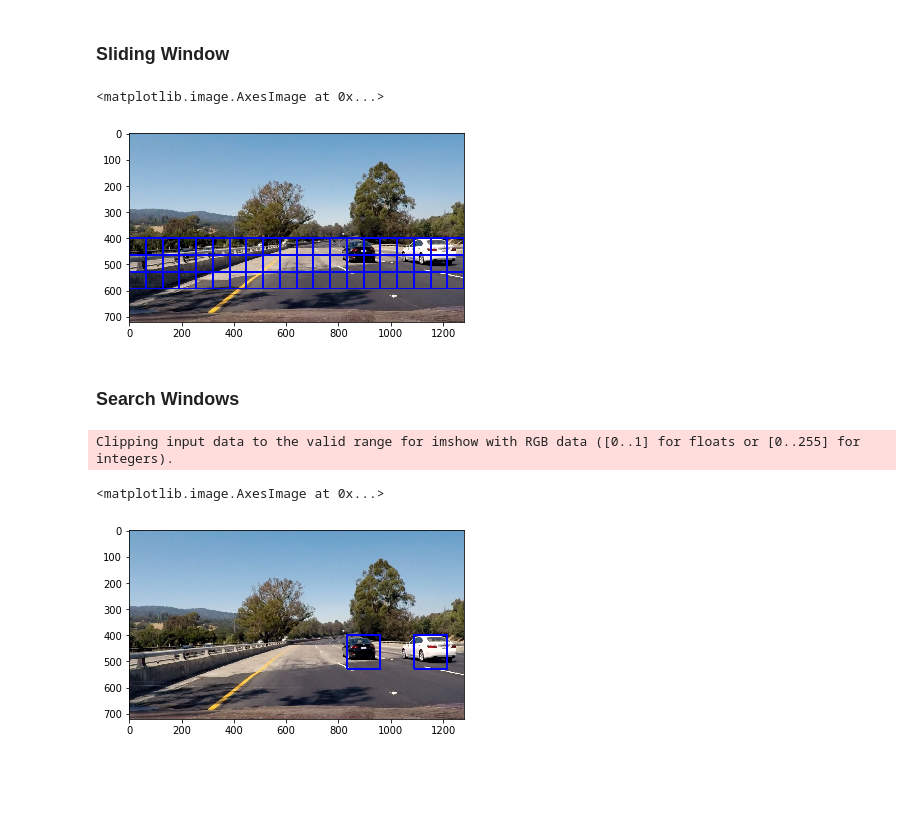
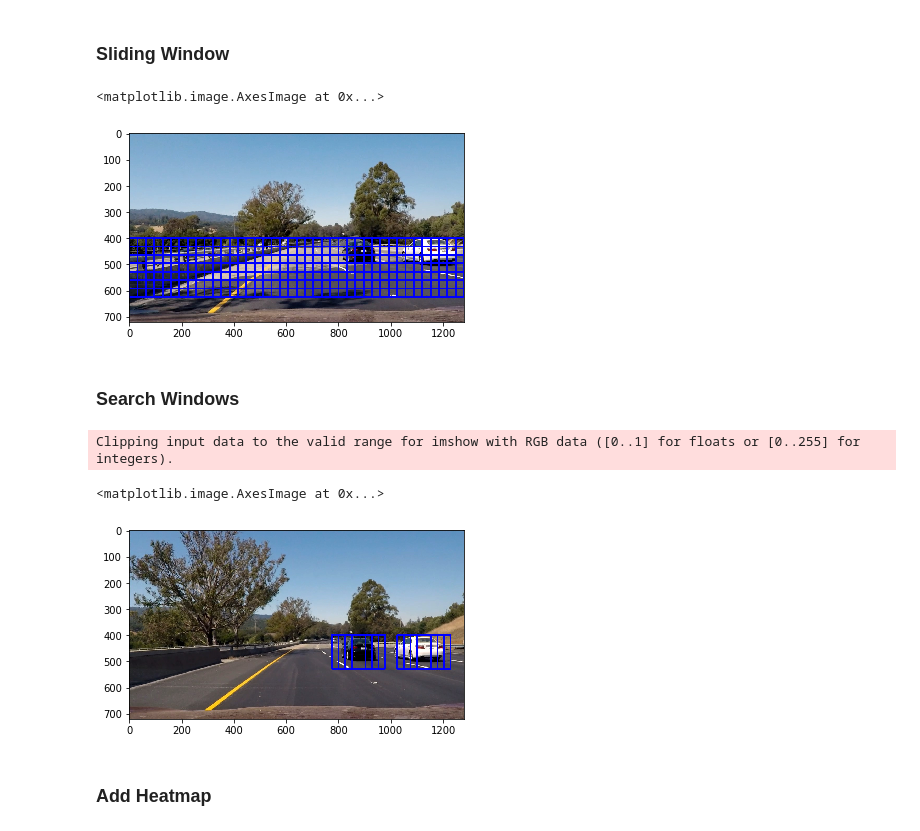
Before and after one commit to PedroHRPBS/CarND-Vehicle-Detection, a Jupyter notebook: Vehicle-Detection-project.ipynb, the cells around one changed output. Cells and saved outputs as stored; diff of their text form; code cells hidden in the pictures; blank space fills up the shorter version.

```diff
--- a/Vehicle-Detection-project.ipynb
+++ b/Vehicle-Detection-project.ipynb
@@ -415,13 +416,13 @@ def slide_window(img, x_start_stop=[None, None], y_start_stop=[None, None],
 # %%
 image = mpimg.imread(test_images[0])
 windows = slide_window(image, x_start_stop=[None, None], y_start_stop=y_start_stop,
-                    xy_window=(128, 128), xy_overlap=(0.5, 0.5))
+                    xy_window=(64, 64), xy_overlap=(0.5, 0.5))
 
 window_img = draw_boxes(image, windows, color=(0, 0, 255), thick=6)
 plt.imshow(window_img)
 # %% [output]
 <matplotlib.image.AxesImage at 0x...>
-[figure, old version]
+[figure, new version]
 # %% [markdown]
 ### Search Windows
 # %%
@@ -482,22 +483,24 @@ def search_windows(img, windows, clf, scaler, color_space='RGB',
     #8) Return windows for positive detections
     return on_windows
 # %%
-image = mpimg.imread(test_images[0])
+image = mpimg.imread(test_images[1])
 image = image.astype(np.float32)/255
 
 windows = slide_window(image, x_start_stop=[None, None], y_start_stop=y_start_stop,
-                    xy_window=(128, 128), xy_overlap=(0.5, 0.5))
+                    xy_window=(128, 128), xy_overlap=(0.8, 0.8))
 
 hot_windows = search_windows(image, windows, clf_loaded, X_scaler,
                              color_space=colorspace, spatial_size=spatial_size,
                              hist_bins=hist_bins, hist_range=hist_range, orient=orient,
                              pix_per_cell=pix_per_cell, cell_per_block=cell_per_block, hog_channel=hog_channel)
 
 draw_image = np.copy(image)
 window_img = draw_boxes(draw_image, hot_windows, color=(0, 0, 255), thick=6)
 
 plt.imshow(window_img)
 # %% [output]
 Clipping input data to the valid range for imshow with RGB data ([0..1] for floats or [0..255] for integers).
 <matplotlib.image.AxesImage at 0x...>
-[figure, old version]
+[figure, new version]
+# %% [markdown]
+### Add Heatmap
```
Also changed, not shown: parts of 10 cells of this notebook.
